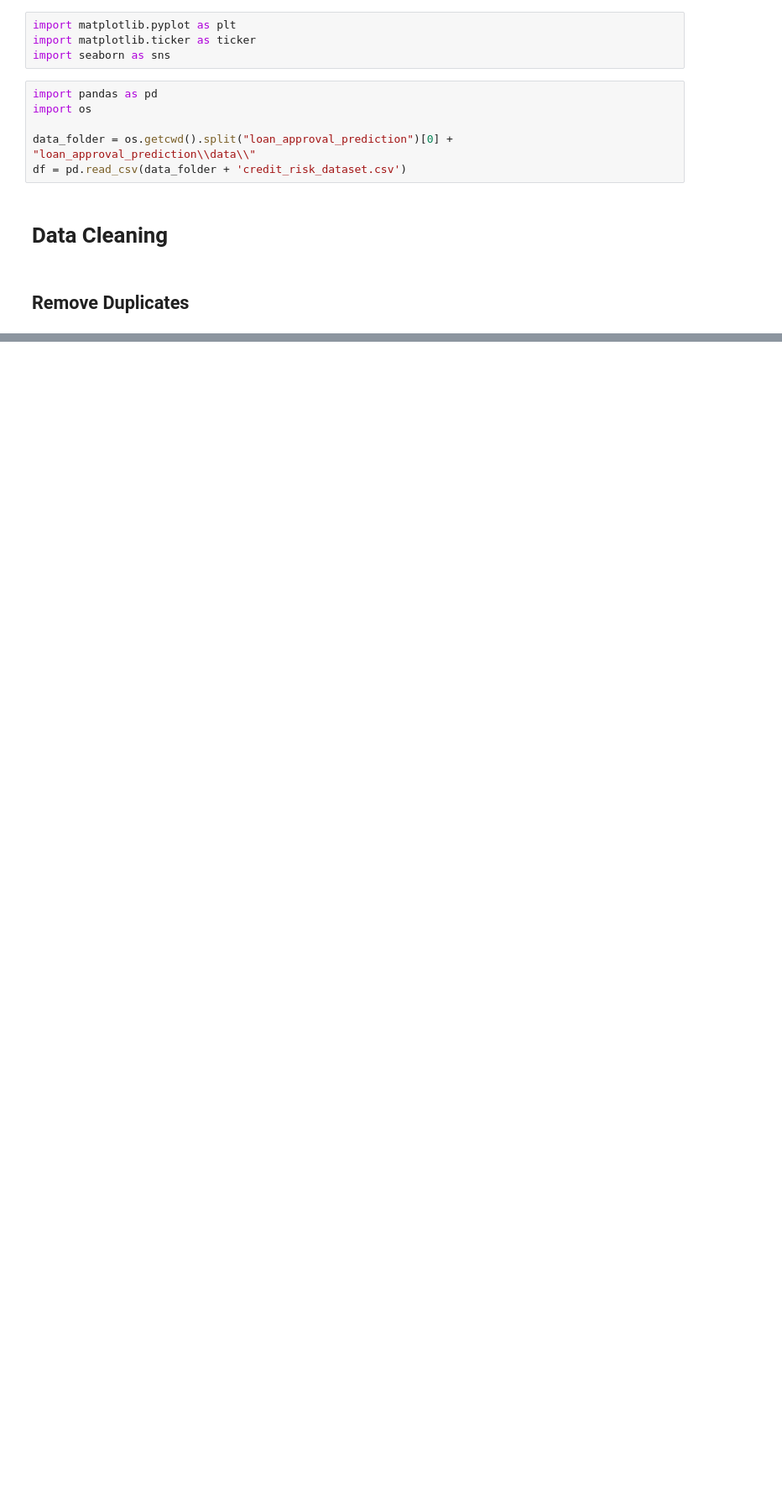
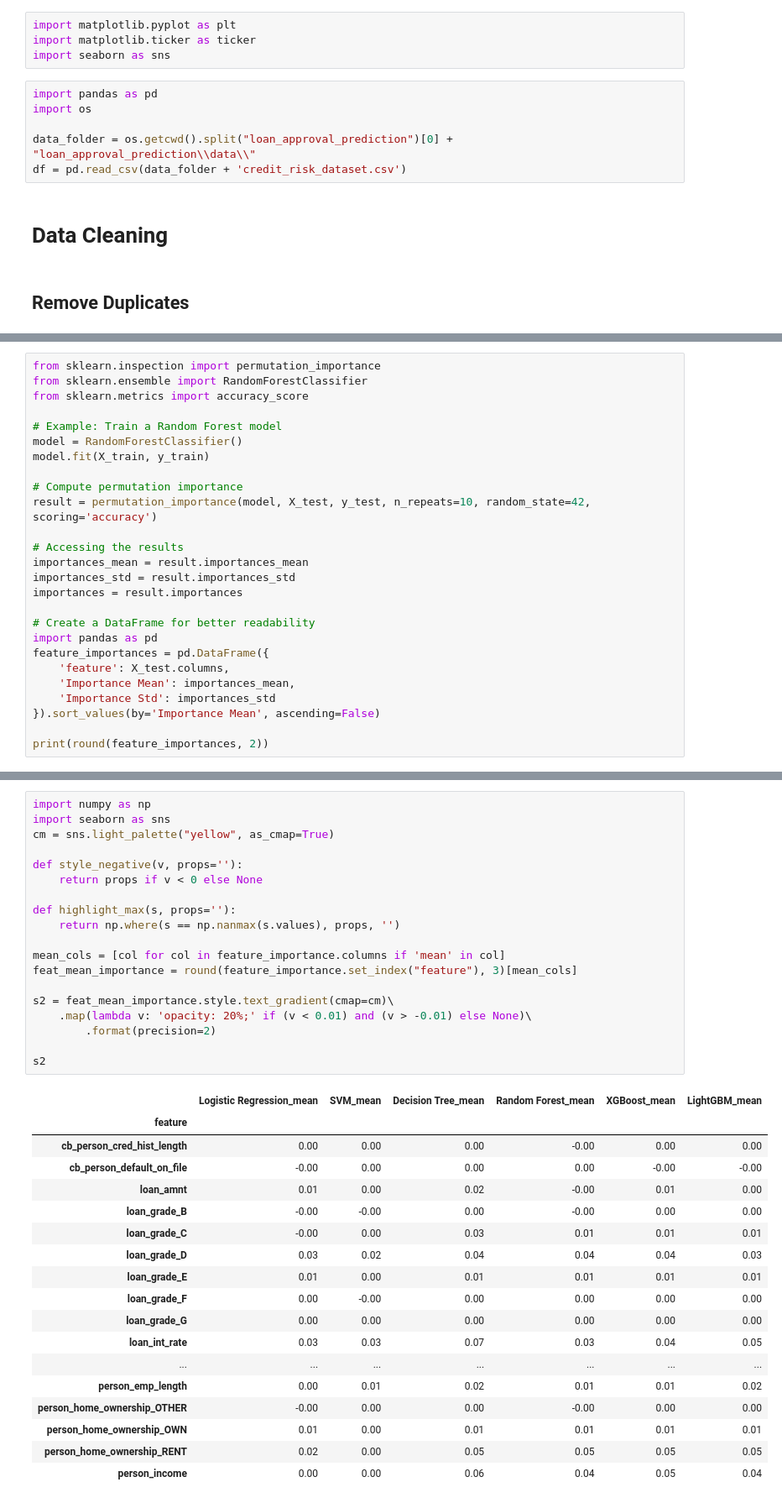
Before and after one commit to LadyZangetsu/data_science_ai_workshop_series, a Jupyter notebook: loan_approval_prediction/teams/anna_king/W3_Model_Improvement.ipynb, the cells around one changed output, grey strips where cells are left out. Shown: that part at 84% size. Saved outputs shown, nothing was run; the diff lists cells and outputs as text; blank space fills up the shorter version.

Commit message:
Updating model dev

```diff
--- a/loan_approval_prediction/teams/anna_king/W3_Model_Improvement.ipynb
+++ b/loan_approval_prediction/teams/anna_king/W3_Model_Improvement.ipynb
@@ -344,0 +117,26 @@ print("Classification Report:\n", class_report)
+# %%
+from sklearn.inspection import permutation_importance
+from sklearn.ensemble import RandomForestClassifier
+from sklearn.metrics import accuracy_score
+
+# Example: Train a Random Forest model
+model = RandomForestClassifier()
+model.fit(X_train, y_train)
+
+# Compute permutation importance
+result = permutation_importance(model, X_test, y_test, n_repeats=10, random_state=42, scoring='accuracy')
+
+# Accessing the results
+importances_mean = result.importances_mean
+importances_std = result.importances_std
+importances = result.importances
+
+# Create a DataFrame for better readability
+import pandas as pd
+feature_importances = pd.DataFrame({
+    'feature': X_test.columns,
+    'Importance Mean': importances_mean,
+    'Importance Std': importances_std
+}).sort_values(by='Importance Mean', ascending=False)
+
+print(round(feature_importances, 2))
@@ -344,0 +266,38 @@ print("Classification Report:\n", class_report)
+# %%
+import numpy as np
+import seaborn as sns
+cm = sns.light_palette("yellow", as_cmap=True)
+
+def style_negative(v, props=''):
+    return props if v < 0 else None
+
+def highlight_max(s, props=''):
+    return np.where(s == np.nanmax(s.values), props, '')
+
+mean_cols = [col for col in feature_importance.columns if 'mean' in col]
+feat_mean_importance = round(feature_importance.set_index("feature"), 3)[mean_cols]
+
+s2 = feat_mean_importance.style.text_gradient(cmap=cm)\
+    .map(lambda v: 'opacity: 20%;' if (v < 0.01) and (v > -0.01) else None)\
+        .format(precision=2)
+
+s2
+# %% [output]
+|  | Logistic Regression_mean | SVM_mean | Decision Tree_mean | Random Forest_mean | XGBoost_mean | LightGBM_mean |
+| feature |  |  |  |  |  |  |
+| cb_person_cred_hist_length | 0.00 | 0.00 | 0.00 | -0.00 | 0.00 | 0.00 |
+| cb_person_default_on_file | -0.00 | 0.00 | 0.00 | 0.00 | -0.00 | -0.00 |
+| loan_amnt | 0.01 | 0.00 | 0.02 | -0.00 | 0.01 | 0.00 |
+| loan_grade_B | -0.00 | -0.00 | 0.00 | -0.00 | 0.00 | 0.00 |
+| loan_grade_C | -0.00 | 0.00 | 0.03 | 0.01 | 0.01 | 0.01 |
+| loan_grade_D | 0.03 | 0.02 | 0.04 | 0.04 | 0.04 | 0.03 |
+| loan_grade_E | 0.01 | 0.00 | 0.01 | 0.01 | 0.01 | 0.01 |
+| loan_grade_F | 0.00 | -0.00 | 0.00 | 0.00 | 0.00 | 0.00 |
+| loan_grade_G | 0.00 | 0.00 | 0.00 | 0.00 | 0.00 | 0.00 |
+| loan_int_rate | 0.03 | 0.03 | 0.07 | 0.03 | 0.04 | 0.05 |
+| ... | ... | ... | ... | ... | ... | ... |
+| person_emp_length | 0.00 | 0.01 | 0.02 | 0.01 | 0.01 | 0.02 |
+| person_home_ownership_OTHER | -0.00 | 0.00 | 0.00 | -0.00 | 0.00 | 0.00 |
+| person_home_ownership_OWN | 0.01 | 0.00 | 0.01 | 0.01 | 0.01 | 0.01 |
+| person_home_ownership_RENT | 0.02 | 0.00 | 0.05 | 0.05 | 0.05 | 0.05 |
+| person_income | 0.00 | 0.00 | 0.06 | 0.04 | 0.05 | 0.04 |
```
Also changed, not shown: parts of 48 cells of this notebook.
